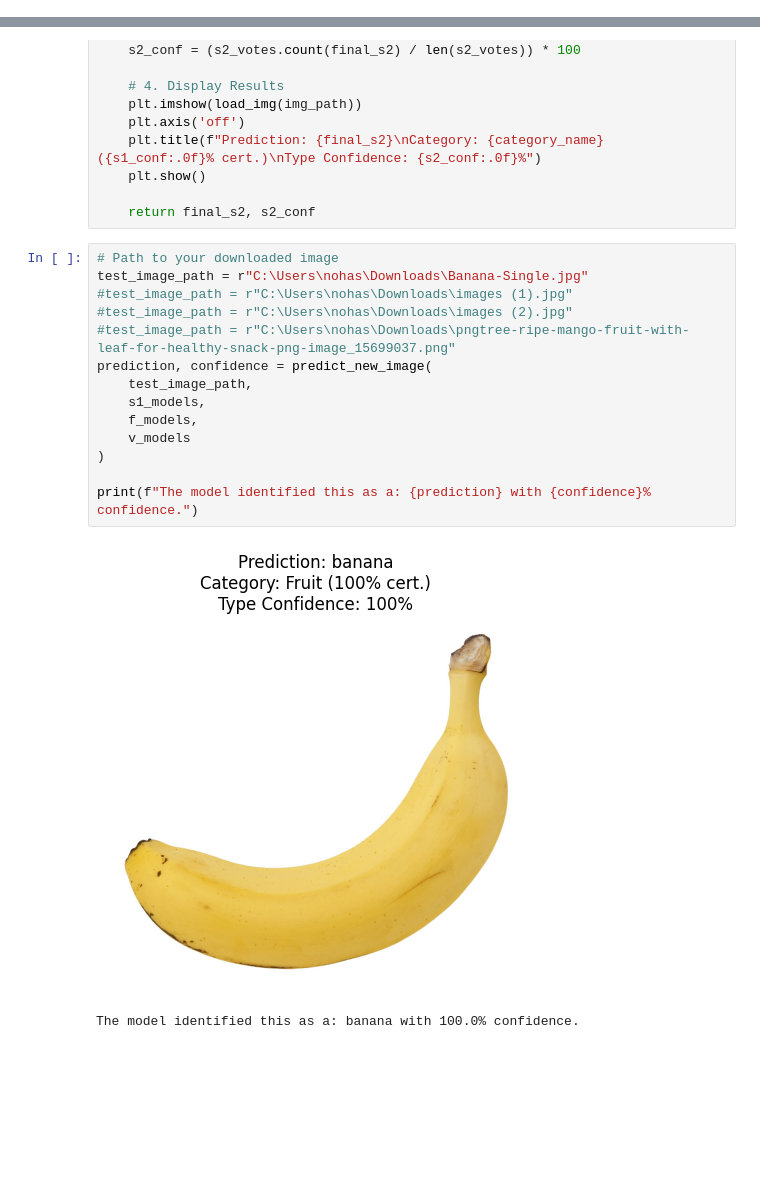
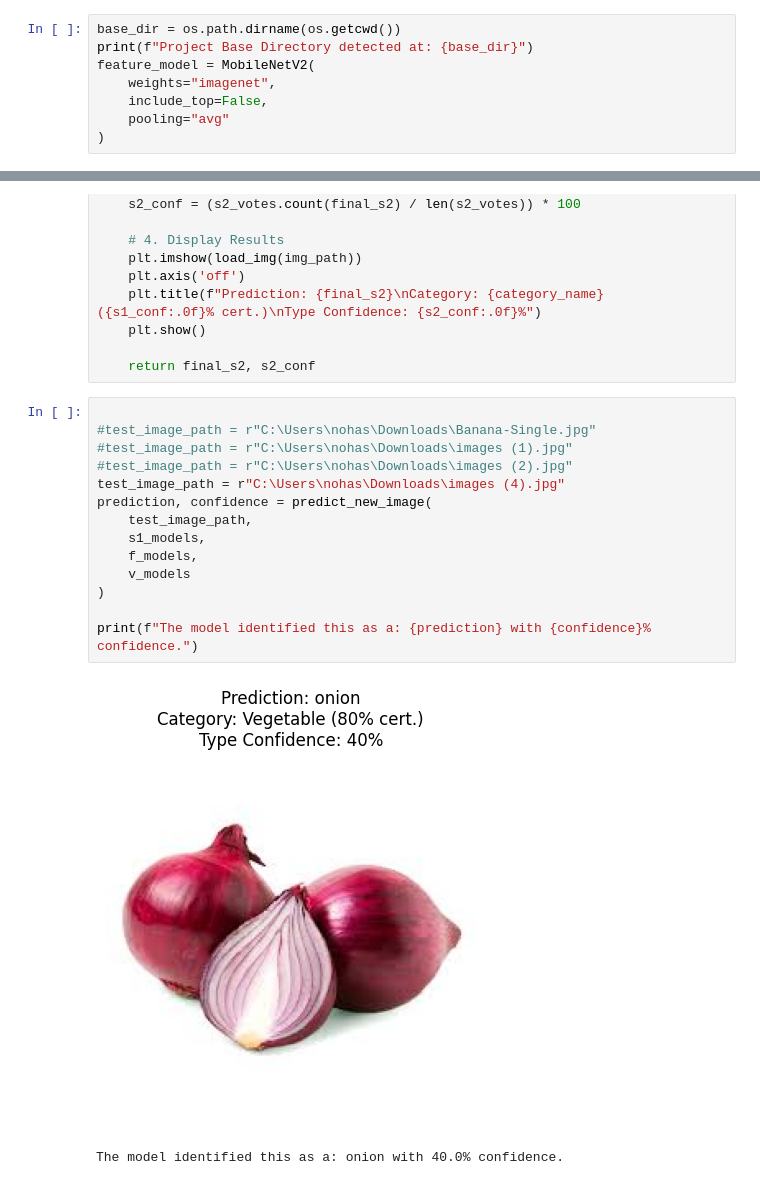
Before and after one commit to Nohaelsayedd/MLproject, a Jupyter notebook: fruit_veg_classifier/notebooks/decisionTree_classifier.ipynb, the cells around one changed output, grey strips where cells are left out. Cells and saved outputs as stored; diff of their text form; blank space fills up the shorter version.

Commit message:
restored the deleted base_dir cell

```diff
--- a/fruit_veg_classifier/notebooks/decisionTree_classifier.ipynb
+++ b/fruit_veg_classifier/notebooks/decisionTree_classifier.ipynb
@@ -93,0 +22,8 @@ Fold 5 Trained.
+# %%
+base_dir = os.path.dirname(os.getcwd())
+print(f"Project Base Directory detected at: {base_dir}")
+feature_model = MobileNetV2(
+    weights="imagenet",
+    include_top=False,
+    pooling="avg"
+)
@@ -193,19 +203,19 @@ def predict_new_image(img_path, stage1_models, fruit_models, veg_models):
 
     return final_s2, s2_conf
 # %%
-# Path to your downloaded image
-test_image_path = r"C:\Users\nohas\Downloads\Banana-Single.jpg"
+
+#test_image_path = r"C:\Users\nohas\Downloads\Banana-Single.jpg"
 #test_image_path = r"C:\Users\nohas\Downloads\images (1).jpg"
 #test_image_path = r"C:\Users\nohas\Downloads\images (2).jpg"
-#test_image_path = r"C:\Users\nohas\Downloads\pngtree-ripe-mango-fruit-with-leaf-for-healthy-snack-png-image_15699037.png"
+test_image_path = r"C:\Users\nohas\Downloads\images (4).jpg"
 prediction, confidence = predict_new_image(
     test_image_path,
     s1_models,
     f_models,
     v_models
 )
 
 print(f"The model identified this as a: {prediction} with {confidence}% confidence.")
 # %% [output]
-[figure, old version]
+[figure, new version]
-The model identified this as a: banana with 100.0% confidence.
+The model identified this as a: onion with 40.0% confidence.
```
Also changed, not shown: parts of 5 cells of this notebook.
